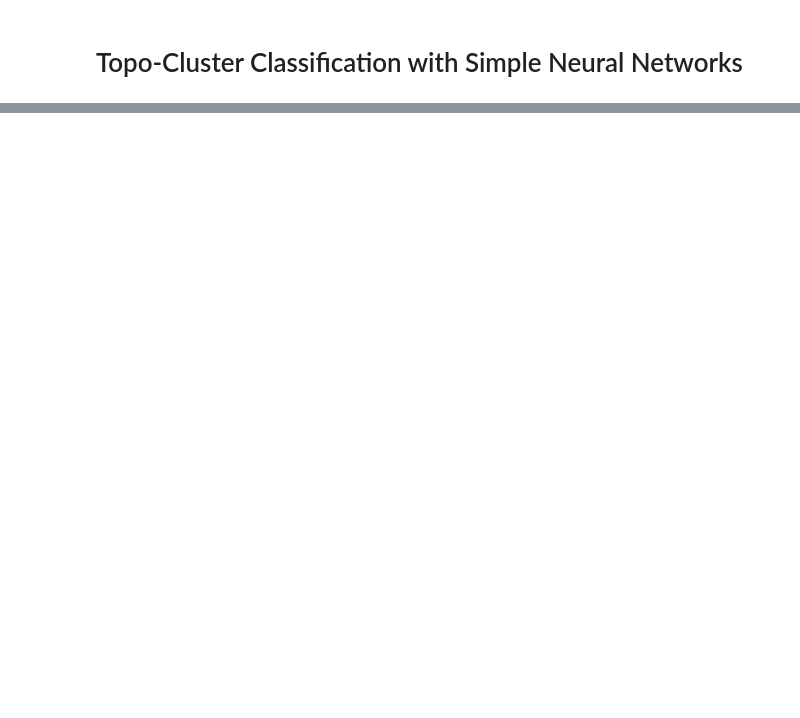
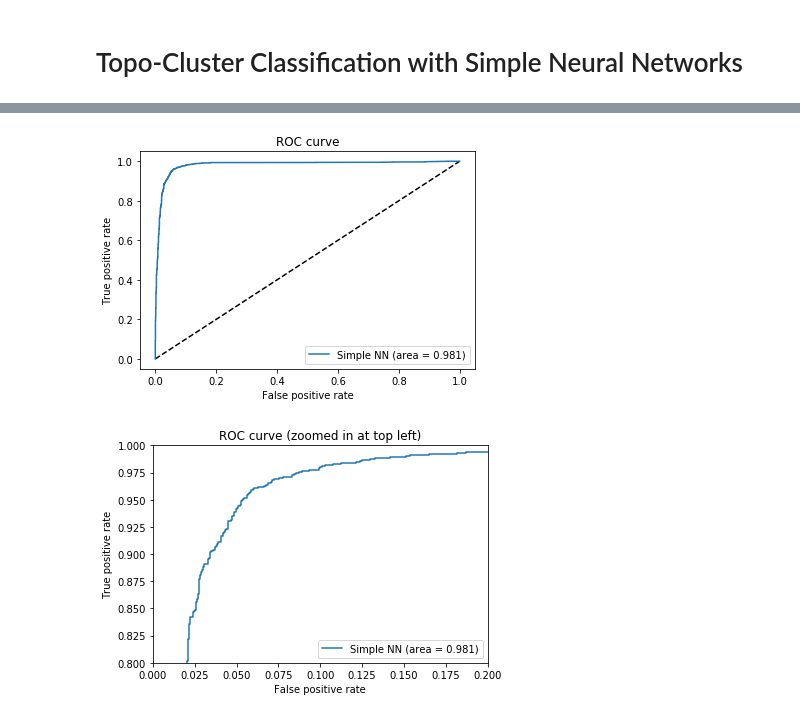
Before and after one commit to russbate42/UBCPionML, a Jupyter notebook: classifier/SimpleNN.ipynb, the cells around one changed output, grey strips where cells are left out. Cells and saved outputs as stored; diff of their text form; code cells hidden in the pictures; blank space fills up the shorter version.

```diff
--- a/classifier/SimpleNN.ipynb
+++ b/classifier/SimpleNN.ipynb
@@ -100,0 +225,7 @@ plt.show()
+# %%
+# Plot ROC curve
+
+from sklearn.metrics import roc_curve, auc
+y_pred = model.predict(X_te)
+fpr, tpr, thres = roc_curve(y_te_onehot[:,0], y_pred[:,0])
+auc = auc(fpr, tpr)
@@ -100,0 +256,25 @@ plt.show()
+# %%
+plt.figure(1)
+plt.plot([0, 1], [0, 1], 'k--')
+plt.plot(fpr, tpr, label='Simple NN (area = {:.3f})'.format(auc))
+#plt.plot(fpr_rf, tpr_rf, label='RF (area = {:.3f})'.format(auc_rf))
+plt.xlabel('False positive rate')
+plt.ylabel('True positive rate')
+plt.title('ROC curve')
+plt.legend(loc='best')
+plt.show()
+# Zoom in view of the upper left corner.
+plt.figure(2)
+plt.xlim(0, 0.2)
+plt.ylim(0.8, 1)
+plt.plot([0, 1], [0, 1], 'k--')
+plt.plot(fpr, tpr, label='Simple NN (area = {:.3f})'.format(auc))
+#plt.plot(fpr_rf, tpr_rf, label='RF (area = {:.3f})'.format(auc_rf))
+plt.xlabel('False positive rate')
+plt.ylabel('True positive rate')
+plt.title('ROC curve (zoomed in at top left)')
+plt.legend(loc='best')
+plt.show()
+# %% [output]
+[figure, added]
+[figure, added]
```
Also changed, not shown: parts of 24 cells of this notebook.
